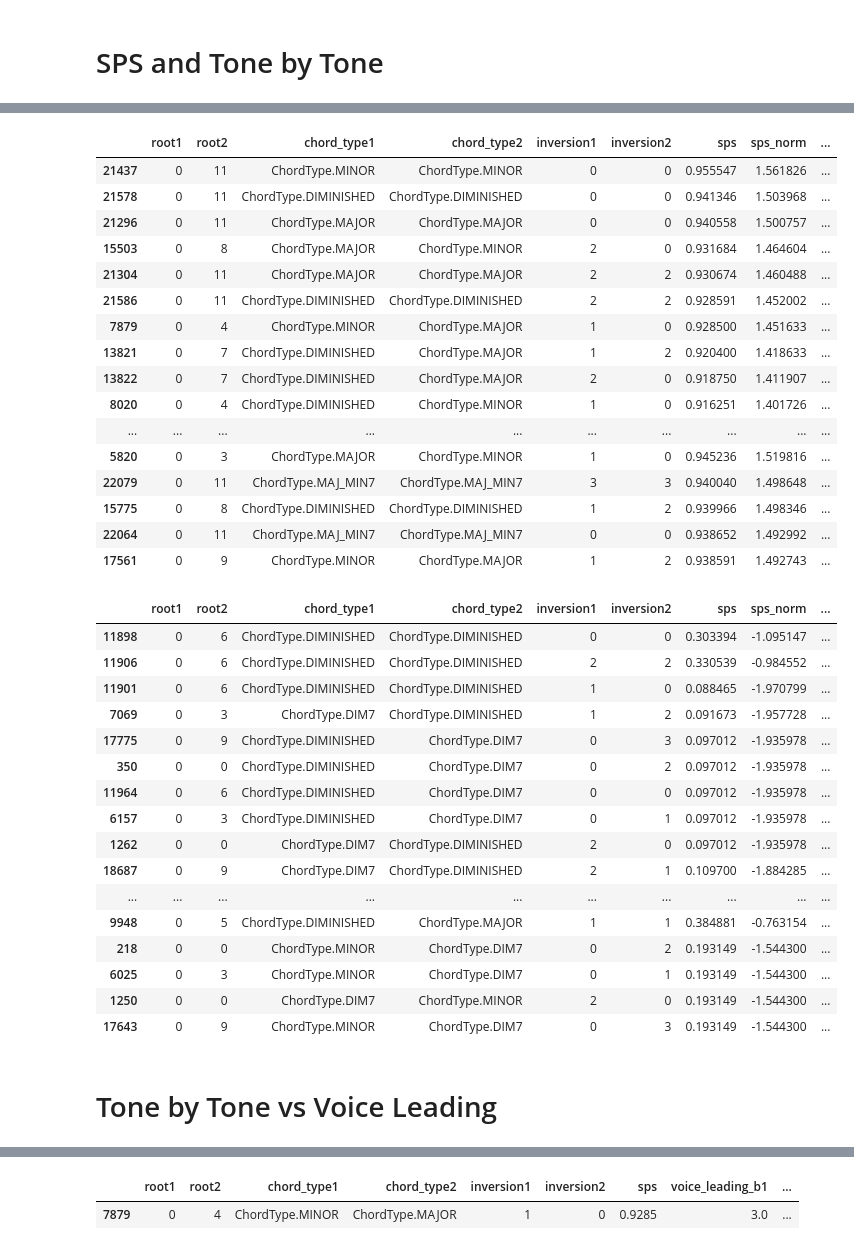
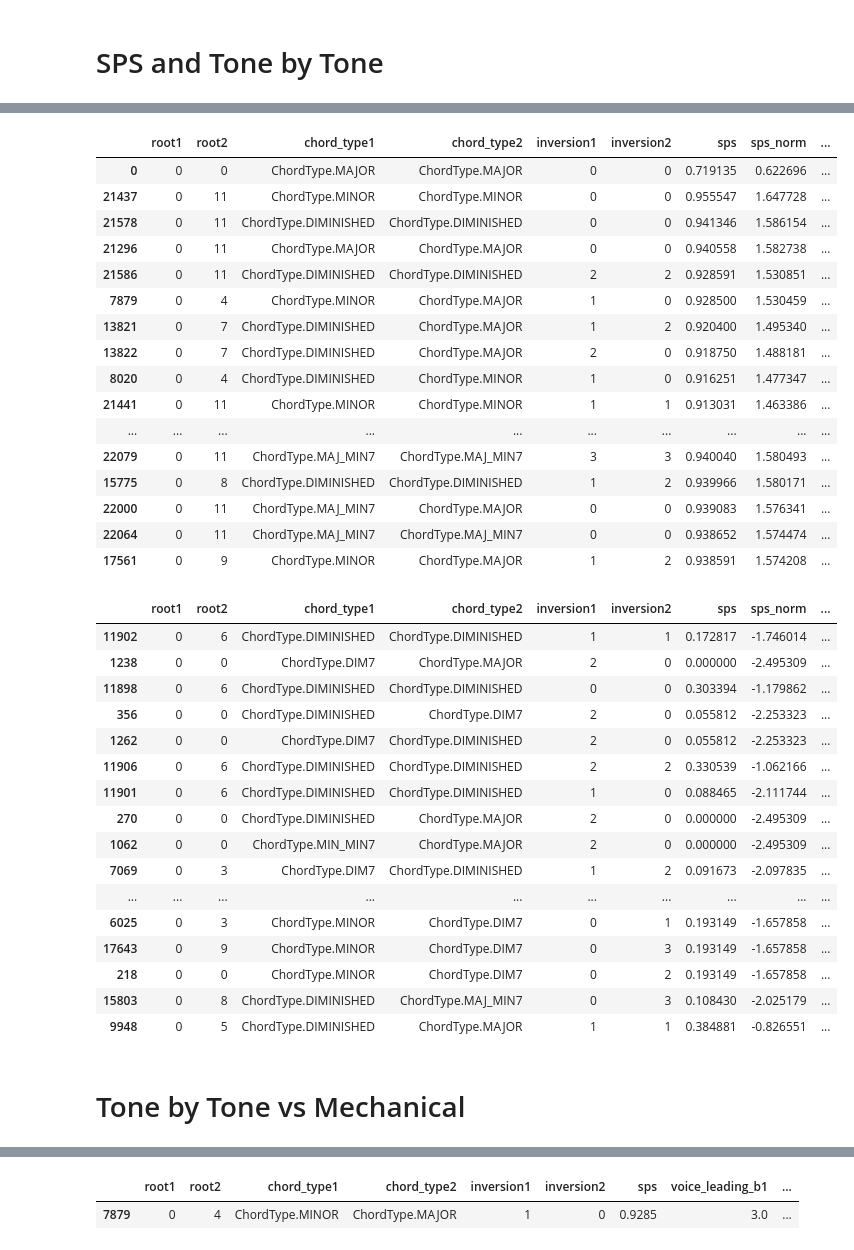
Before and after one commit to DCMLab/chord-eval, a Jupyter notebook: Scratch.ipynb, the cells around one changed output, grey strips where cells are left out. Cells and saved outputs as stored; diff of their text form; code cells hidden in the pictures.

```diff
--- a/Scratch.ipynb
+++ b/Scratch.ipynb
@@ -215,7 +215,7 @@ maj_min = [ChordType.MAJOR, ChordType.MINOR]
 c_maj_mask = (data["root1"] == 0) & (data["chord_type1"] == ChordType.MAJOR) & (data["inversion1"] == 0)
 c_maj_data = data.loc[c_maj_mask]
 
-metric = "mechanical_b1"
+metric = "mechanical_b2"
 
 matrix = np.zeros((12, 4 * 3))
 
@@ -240,7 +240,7 @@ Text(0.5, 1.0, 'mechanical_b1')
 metric_names = ["sps"]
 
 for bass_weight in [1, 2, 3]:
-    metric_names.append(f"voice_leading_b{bass_weight}")
+    metric_names.append(f"mechanical_b{bass_weight}")
 
 for root_bonus in [0, 1, 2]:
     for bass_bonus in [0, 1, 2]:
@@ -387,54 +379,54 @@ small_data.loc[
 # %%
 small_data.loc[
-    sorted_small["sps"]["voice_leading_b1"].index
+    sorted_small["sps"]["mechanical_b1"].index
 ].loc[
-    (data["root1"] == 0) & (data["sps_norm"] > data["voice_leading_b1_norm"]),
-    ["root1", "root2", "chord_type1", "chord_type2", "inversion1", "inversion2", "sps", "sps_norm", "tone_by_tone_r1_b1", "tone_by_tone_r1_b1_norm", "voice_leading_b1", "voice_leading_b1_norm"],
+    (data["root1"] == 0) & (data["sps_norm"] > data["mechanical_b1_norm"]),
+    ["root1", "root2", "chord_type1", "chord_type2", "inversion1", "inversion2", "sps", "sps_norm", "tone_by_tone_r0_b0", "tone_by_tone_r0_b0_norm", "mechanical_b1", "mechanical_b1_norm"],
 ][:30]
 # %% [output]
 |  | root1 | root2 | chord_type1 | chord_type2 | inversion1 | inversion2 | sps | sps_norm | ... |
-| 21437 | 0 | 11 | ChordType.MINOR | ChordType.MINOR | 0 | 0 | 0.955547 | 1.561826 | ... |
-| 21578 | 0 | 11 | ChordType.DIMINISHED | ChordType.DIMINISHED | 0 | 0 | 0.941346 | 1.503968 | ... |
-| 21296 | 0 | 11 | ChordType.MAJOR | ChordType.MAJOR | 0 | 0 | 0.940558 | 1.500757 | ... |
-| 15503 | 0 | 8 | ChordType.MAJOR | ChordType.MINOR | 2 | 0 | 0.931684 | 1.464604 | ... |
-| 21304 | 0 | 11 | ChordType.MAJOR | ChordType.MAJOR | 2 | 2 | 0.930674 | 1.460488 | ... |
-| 21586 | 0 | 11 | ChordType.DIMINISHED | ChordType.DIMINISHED | 2 | 2 | 0.928591 | 1.452002 | ... |
-| 7879 | 0 | 4 | ChordType.MINOR | ChordType.MAJOR | 1 | 0 | 0.928500 | 1.451633 | ... |
-| 13821 | 0 | 7 | ChordType.DIMINISHED | ChordType.MAJOR | 1 | 2 | 0.920400 | 1.418633 | ... |
-| 13822 | 0 | 7 | ChordType.DIMINISHED | ChordType.MAJOR | 2 | 0 | 0.918750 | 1.411907 | ... |
-| 8020 | 0 | 4 | ChordType.DIMINISHED | ChordType.MINOR | 1 | 0 | 0.916251 | 1.401726 | ... |
+| 0 | 0 | 0 | ChordType.MAJOR | ChordType.MAJOR | 0 | 0 | 0.719135 | 0.622696 | ... |
+| 21437 | 0 | 11 | ChordType.MINOR | ChordType.MINOR | 0 | 0 | 0.955547 | 1.647728 | ... |
+| 21578 | 0 | 11 | ChordType.DIMINISHED | ChordType.DIMINISHED | 0 | 0 | 0.941346 | 1.586154 | ... |
+| 21296 | 0 | 11 | ChordType.MAJOR | ChordType.MAJOR | 0 | 0 | 0.940558 | 1.582738 | ... |
+| 21586 | 0 | 11 | ChordType.DIMINISHED | ChordType.DIMINISHED | 2 | 2 | 0.928591 | 1.530851 | ... |
+| 7879 | 0 | 4 | ChordType.MINOR | ChordType.MAJOR | 1 | 0 | 0.928500 | 1.530459 | ... |
+| 13821 | 0 | 7 | ChordType.DIMINISHED | ChordType.MAJOR | 1 | 2 | 0.920400 | 1.495340 | ... |
+| 13822 | 0 | 7 | ChordType.DIMINISHED | ChordType.MAJOR | 2 | 0 | 0.918750 | 1.488181 | ... |
+| 8020 | 0 | 4 | ChordType.DIMINISHED | ChordType.MINOR | 1 | 0 | 0.916251 | 1.477347 | ... |
+| 21441 | 0 | 11 | ChordType.MINOR | ChordType.MINOR | 1 | 1 | 0.913031 | 1.463386 | ... |
 | ... | ... | ... | ... | ... | ... | ... | ... | ... | ... |
-| 5820 | 0 | 3 | ChordType.MAJOR | ChordType.MINOR | 1 | 0 | 0.945236 | 1.519816 | ... |
-| 22079 | 0 | 11 | ChordType.MAJ_MIN7 | ChordType.MAJ_MIN7 | 3 | 3 | 0.940040 | 1.498648 | ... |
-| 15775 | 0 | 8 | ChordType.DIMINISHED | ChordType.DIMINISHED | 1 | 2 | 0.939966 | 1.498346 | ... |
-| 22064 | 0 | 11 | ChordType.MAJ_MIN7 | ChordType.MAJ_MIN7 | 0 | 0 | 0.938652 | 1.492992 | ... |
-| 17561 | 0 | 9 | ChordType.MINOR | ChordType.MAJOR | 1 | 2 | 0.938591 | 1.492743 | ... |
+| 22079 | 0 | 11 | ChordType.MAJ_MIN7 | ChordType.MAJ_MIN7 | 3 | 3 | 0.940040 | 1.580493 | ... |
+| 15775 | 0 | 8 | ChordType.DIMINISHED | ChordType.DIMINISHED | 1 | 2 | 0.939966 | 1.580171 | ... |
+| 22000 | 0 | 11 | ChordType.MAJ_MIN7 | ChordType.MAJOR | 0 | 0 | 0.939083 | 1.576341 | ... |
+| 22064 | 0 | 11 | ChordType.MAJ_MIN7 | ChordType.MAJ_MIN7 | 0 | 0 | 0.938652 | 1.574474 | ... |
+| 17561 | 0 | 9 | ChordType.MINOR | ChordType.MAJOR | 1 | 2 | 0.938591 | 1.574208 | ... |
 # %%
 small_data.loc[
-    sorted_small["sps"]["voice_leading_b1"].index
+    sorted_small["sps"]["mechanical_b1"].index
 ].loc[
-    (data["root1"] == 0) & (data["sps_norm"] < data["voice_leading_b1_norm"]),
-    ["root1", "root2", "chord_type1", "chord_type2", "inversion1", "inversion2", "sps", "sps_norm", "tone_by_tone_r1_b1", "tone_by_tone_r1_b1_norm", "voice_leading_b1", "voice_leading_b1_norm"],
+    (data["root1"] == 0) & (data["sps_norm"] < data["mechanical_b1_norm"]),
+    ["root1", "root2", "chord_type1", "chord_type2", "inversion1", "inversion2", "sps", "sps_norm", "tone_by_tone_r0_b0", "tone_by_tone_r0_b0_norm", "mechanical_b1", "mechanical_b1_norm"],
 ][:30]
 # %% [output]
 |  | root1 | root2 | chord_type1 | chord_type2 | inversion1 | inversion2 | sps | sps_norm | ... |
-| 11898 | 0 | 6 | ChordType.DIMINISHED | ChordType.DIMINISHED | 0 | 0 | 0.303394 | -1.095147 | ... |
-| 11906 | 0 | 6 | ChordType.DIMINISHED | ChordType.DIMINISHED | 2 | 2 | 0.330539 | -0.984552 | ... |
-| 11901 | 0 | 6 | ChordType.DIMINISHED | ChordType.DIMINISHED | 1 | 0 | 0.088465 | -1.970799 | ... |
-| 7069 | 0 | 3 | ChordType.DIM7 | ChordType.DIMINISHED | 1 | 2 | 0.091673 | -1.957728 | ... |
-| 17775 | 0 | 9 | ChordType.DIMINISHED | ChordType.DIM7 | 0 | 3 | 0.097012 | -1.935978 | ... |
-| 350 | 0 | 0 | ChordType.DIMINISHED | ChordType.DIM7 | 0 | 2 | 0.097012 | -1.935978 | ... |
-| 11964 | 0 | 6 | ChordType.DIMINISHED | ChordType.DIM7 | 0 | 0 | 0.097012 | -1.935978 | ... |
-| 6157 | 0 | 3 | ChordType.DIMINISHED | ChordType.DIM7 | 0 | 1 | 0.097012 | -1.935978 | ... |
-| 1262 | 0 | 0 | ChordType.DIM7 | ChordType.DIMINISHED | 2 | 0 | 0.097012 | -1.935978 | ... |
-| 18687 | 0 | 9 | ChordType.DIM7 | ChordType.DIMINISHED | 2 | 1 | 0.109700 | -1.884285 | ... |
+| 11902 | 0 | 6 | ChordType.DIMINISHED | ChordType.DIMINISHED | 1 | 1 | 0.172817 | -1.746014 | ... |
+| 1238 | 0 | 0 | ChordType.DIM7 | ChordType.MAJOR | 2 | 0 | 0.000000 | -2.495309 | ... |
+| 11898 | 0 | 6 | ChordType.DIMINISHED | ChordType.DIMINISHED | 0 | 0 | 0.303394 | -1.179862 | ... |
+| 356 | 0 | 0 | ChordType.DIMINISHED | ChordType.DIM7 | 2 | 0 | 0.055812 | -2.253323 | ... |
+| 1262 | 0 | 0 | ChordType.DIM7 | ChordType.DIMINISHED | 2 | 0 | 0.055812 | -2.253323 | ... |
+| 11906 | 0 | 6 | ChordType.DIMINISHED | ChordType.DIMINISHED | 2 | 2 | 0.330539 | -1.062166 | ... |
+| 11901 | 0 | 6 | ChordType.DIMINISHED | ChordType.DIMINISHED | 1 | 0 | 0.088465 | -2.111744 | ... |
+| 270 | 0 | 0 | ChordType.DIMINISHED | ChordType.MAJOR | 2 | 0 | 0.000000 | -2.495309 | ... |
+| 1062 | 0 | 0 | ChordType.MIN_MIN7 | ChordType.MAJOR | 2 | 0 | 0.000000 | -2.495309 | ... |
+| 7069 | 0 | 3 | ChordType.DIM7 | ChordType.DIMINISHED | 1 | 2 | 0.091673 | -2.097835 | ... |
 | ... | ... | ... | ... | ... | ... | ... | ... | ... | ... |
-| 9948 | 0 | 5 | ChordType.DIMINISHED | ChordType.MAJOR | 1 | 1 | 0.384881 | -0.763154 | ... |
-| 218 | 0 | 0 | ChordType.MINOR | ChordType.DIM7 | 0 | 2 | 0.193149 | -1.544300 | ... |
-| 6025 | 0 | 3 | ChordType.MINOR | ChordType.DIM7 | 0 | 1 | 0.193149 | -1.544300 | ... |
-| 1250 | 0 | 0 | ChordType.DIM7 | ChordType.MINOR | 2 | 0 | 0.193149 | -1.544300 | ... |
-| 17643 | 0 | 9 | ChordType.MINOR | ChordType.DIM7 | 0 | 3 | 0.193149 | -1.544300 | ... |
+| 6025 | 0 | 3 | ChordType.MINOR | ChordType.DIM7 | 0 | 1 | 0.193149 | -1.657858 | ... |
+| 17643 | 0 | 9 | ChordType.MINOR | ChordType.DIM7 | 0 | 3 | 0.193149 | -1.657858 | ... |
+| 218 | 0 | 0 | ChordType.MINOR | ChordType.DIM7 | 0 | 2 | 0.193149 | -1.657858 | ... |
+| 15803 | 0 | 8 | ChordType.DIMINISHED | ChordType.MAJ_MIN7 | 0 | 3 | 0.108430 | -2.025179 | ... |
+| 9948 | 0 | 5 | ChordType.DIMINISHED | ChordType.MAJOR | 1 | 1 | 0.384881 | -0.826551 | ... |
 # %% [markdown]
-# Tone by Tone vs Voice Leading
+# Tone by Tone vs Mechanical
 # %%
 small_data.loc[
```
Also changed, not shown: parts of 9 cells of this notebook, 2 other files.
